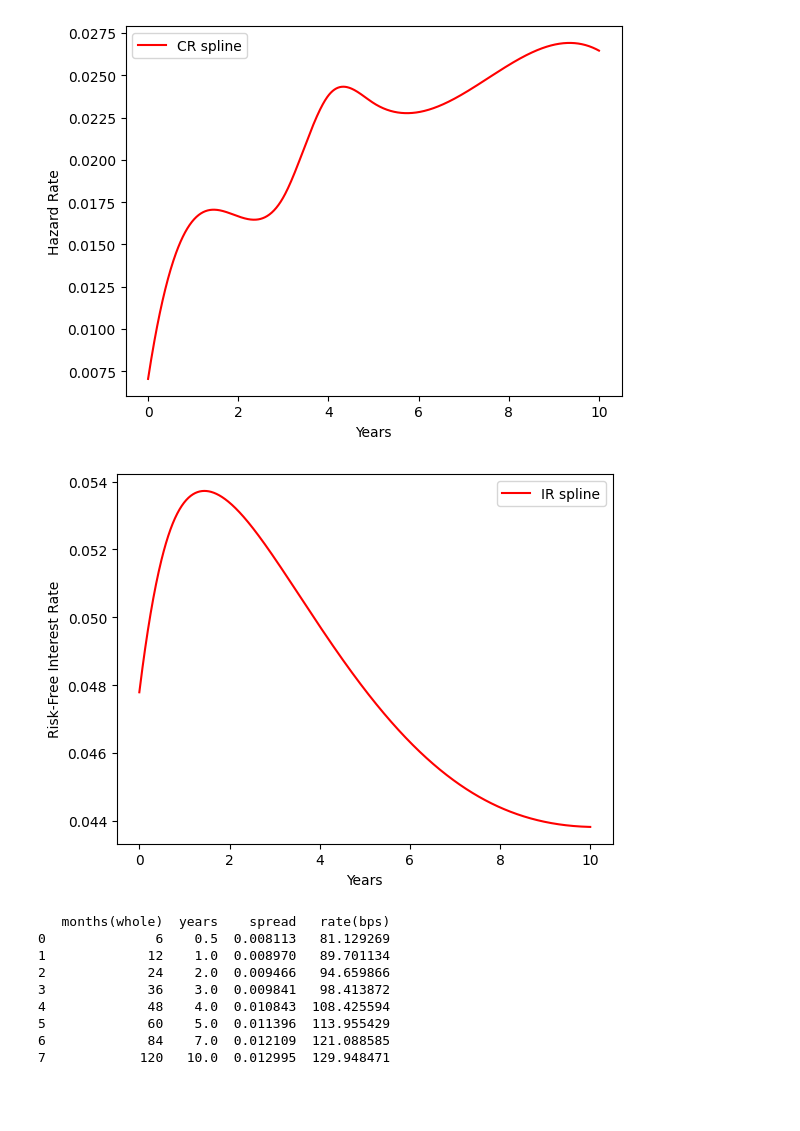
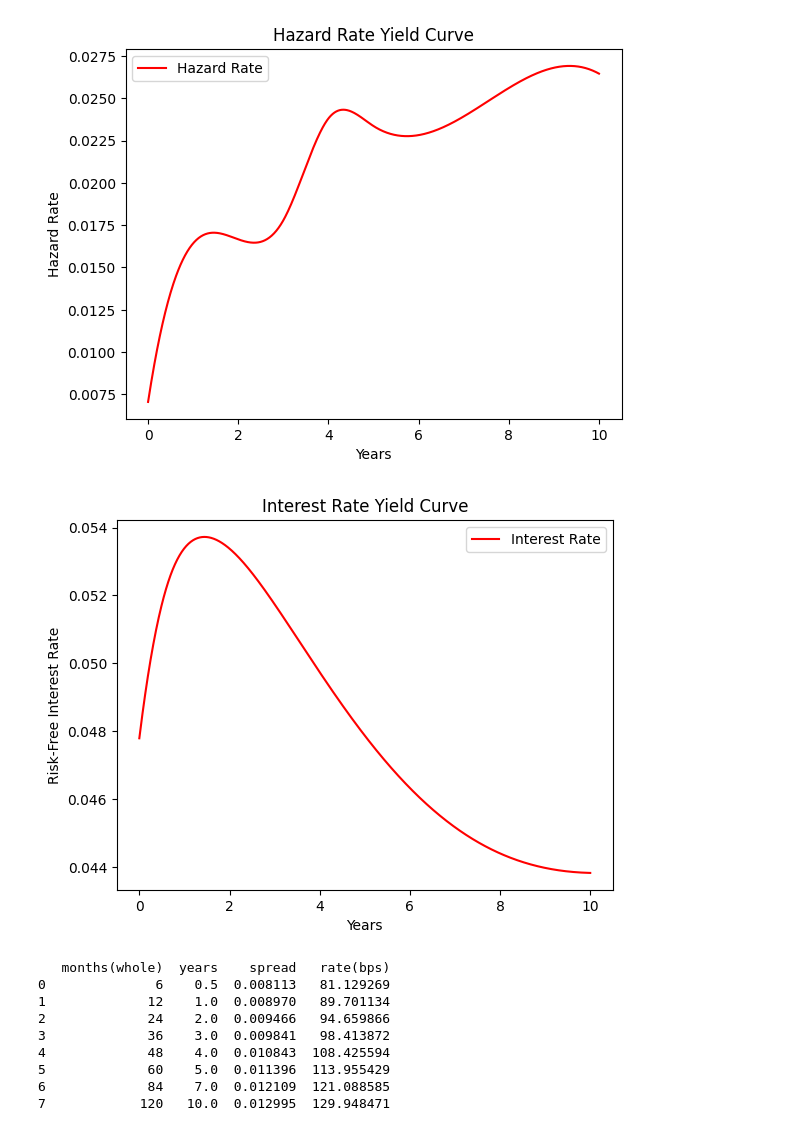
Before and after one commit to kasirajr/tesco-industry-project, a Jupyter notebook: termStructureCurves.ipynb, the cells around one changed output. Drawn from its saved outputs; the diff is of its cells as text; code cells hidden in the pictures; blank space fills up the shorter version.

```diff
--- a/termStructureCurves.ipynb
+++ b/termStructureCurves.ipynb
@@ -1,39 +1,41 @@
 # %%
 import pandas as pd
 import numpy as np
 import matplotlib.pyplot as plt
 import extended_cir
 file_path = "data.xlsx"
 cr_termS = pd.read_excel(file_path, sheet_name='credit_risk_term_structure')
 ir_termS = pd.read_excel(file_path, sheet_name='interest_rate_term_structure')
 cr_params = pd.read_excel(file_path, sheet_name='credit_risk_parameters')
 ir_params = pd.read_excel(file_path, sheet_name='interest_rate_parameters')
 ir_model = extended_cir.InterestRateCIRPP(ir_termS, ir_params['k'][0], ir_params['theta'][0], ir_params['sigma'][0], ir_params['x0'][0])
 cr_model = extended_cir.CreditRiskCIRPP(ir_termS, cr_termS, cr_params['k'][0], cr_params['theta'][0],
                                         cr_params['sigma'][0], cr_params['x0'][0], cr_params['recovery_rate'][0], cr_params['premium_frequency'][0])
 x_range = np.linspace(0, 10, 1000)
 y_spline = cr_model.termStructureSpline(x_range)
 
-plt.plot(x_range, y_spline, color='red', label='CR spline')
+plt.plot(x_range, y_spline, color='red', label='Hazard Rate')
 plt.legend()
 plt.xlabel('Years')
 plt.ylabel('Hazard Rate')
+plt.title("Hazard Rate Yield Curve")
 plt.savefig('yield_curve_graphs/hazard_rate_curve.png')
 plt.show()
 # %% [output]
-[figure, old version]
+[figure, new version]
 # %%
 x_range = np.linspace(0, 10, 1000)
 y_spline = ir_model.termStructureSpline(x_range)
 
-plt.plot(x_range, y_spline, color='red', label='IR spline')
+plt.plot(x_range, y_spline, color='red', label='Interest Rate')
 plt.legend()
 plt.xlabel('Years')
 plt.ylabel('Risk-Free Interest Rate')
+plt.title("Interest Rate Yield Curve")
 plt.savefig('yield_curve_graphs/risk_free_rate_curve.png')
 plt.show()
 # %% [output]
-[figure, old version]
+[figure, new version]
 # %%
 fig, axs = plt.subplots(2, 4, figsize=(15, 6))
 print(cr_termS)
```
Also changed, not shown: parts of 1 cell of this notebook, 2 other files.
